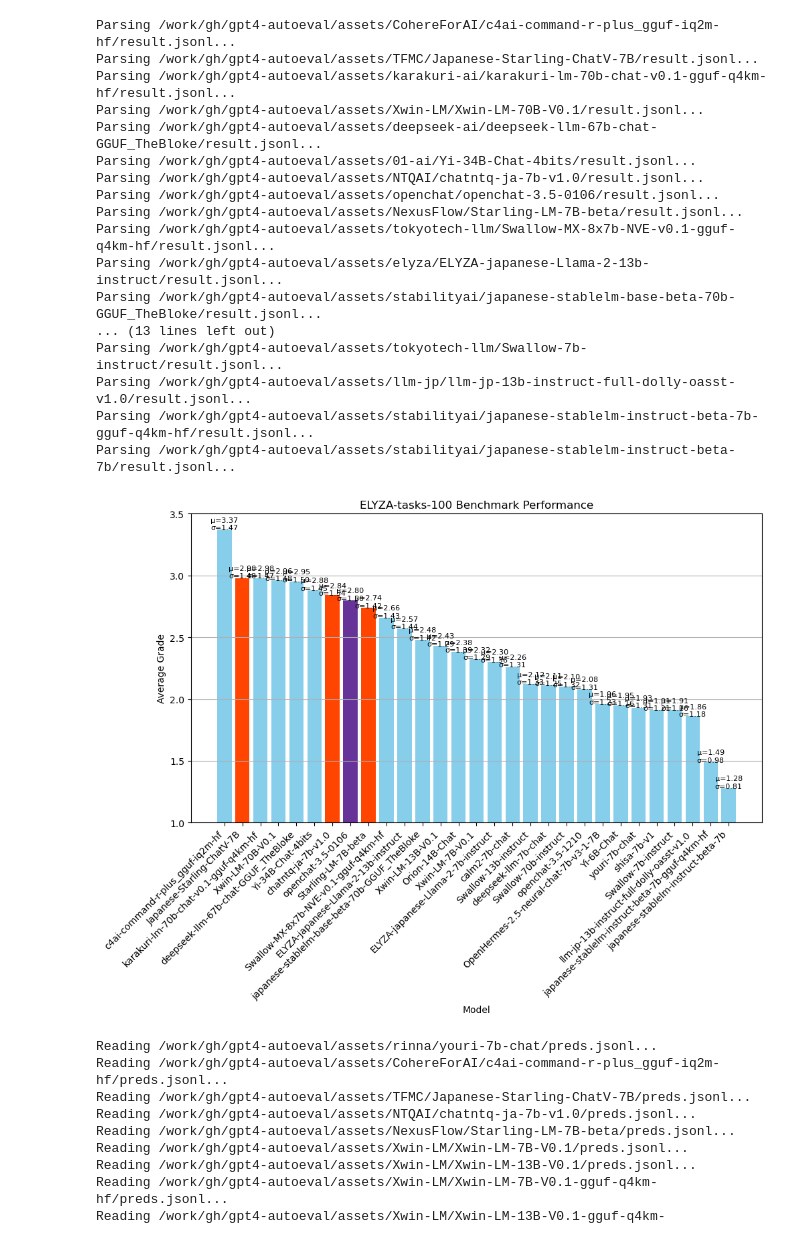
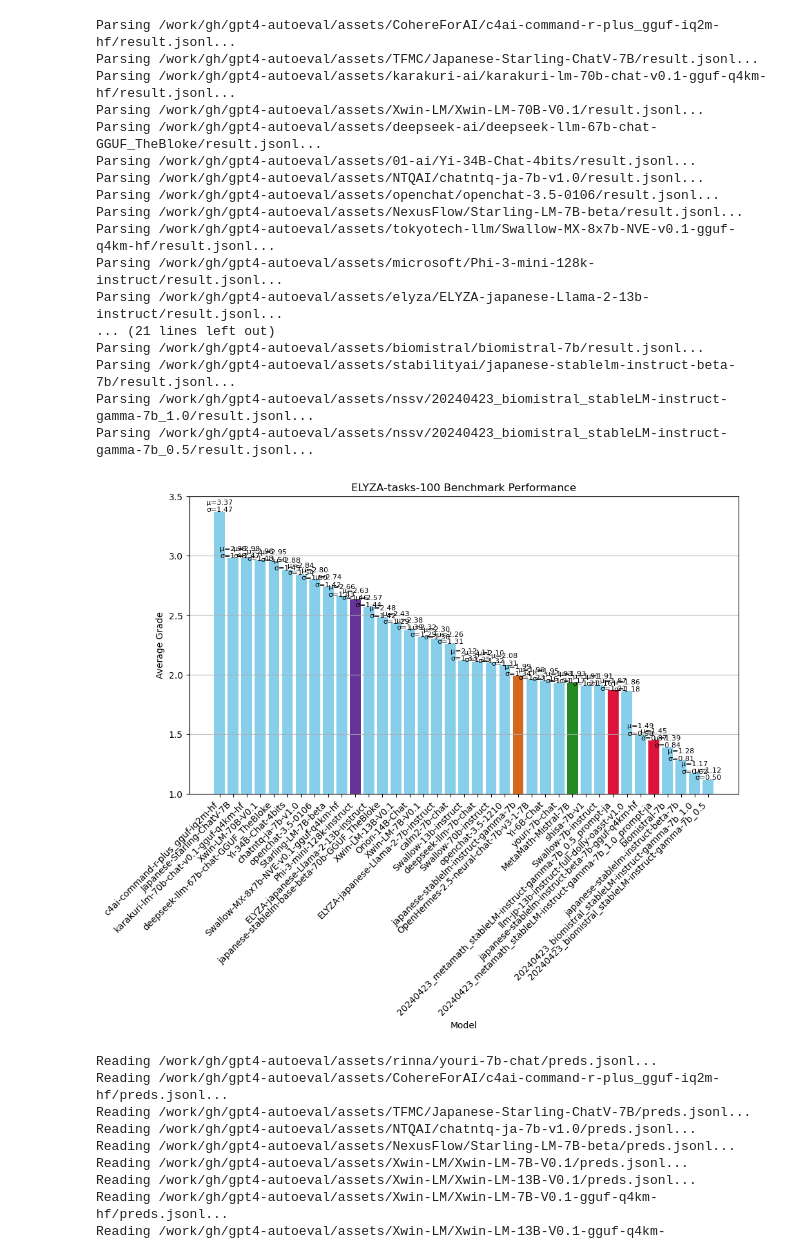
Before and after one commit to Northern-System-Service/gpt4-autoeval, a Jupyter notebook: comparison.ipynb, the cells around one changed output. Saved outputs shown, nothing was run; the diff lists cells and outputs as text; code cells hidden in the pictures.

Commit message:
eval: microsoft/Phi-3-mini-128k-instruct

```diff
--- a/comparison.ipynb
+++ b/comparison.ipynb
@@ -18,6 +18,7 @@ model_dirs = [
     base_path / "openchat" / "openchat-3.5-0106",
     base_path / "NexusFlow" / "Starling-LM-7B-beta",
     base_path / "tokyotech-llm" / "Swallow-MX-8x7b-NVE-v0.1-gguf-q4km-hf",
+    base_path / "microsoft" / "Phi-3-mini-128k-instruct",
     base_path / "elyza" / "ELYZA-japanese-Llama-2-13b-instruct",
     base_path / "stabilityai" / "japanese-stablelm-base-beta-70b-GGUF_TheBloke",
     base_path / "Xwin-LM" / "Xwin-LM-13B-V0.1",
@@ -29,14 +30,21 @@ model_dirs = [
     base_path / "deepseek-ai" / "deepseek-llm-7b-chat",
     base_path / "tokyotech-llm" / "Swallow-70b-instruct",
     base_path / "openchat" / "openchat-3.5-1210",
+    base_path / "stabilityai" / "japanese-stablelm-instruct-gamma-7b",
     base_path / "Weyaxi" / "OpenHermes-2.5-neural-chat-7b-v3-1-7B",
     base_path / "01-ai" / "Yi-6B-Chat",
     base_path / "rinna" / "youri-7b-chat",
+    base_path / "meta-math" / "MetaMath-Mistral-7B",
     base_path / "augmxnt" / "shisa-7b-v1",
     base_path / "tokyotech-llm" / "Swallow-7b-instruct",
+    base_path / "nssv" / "20240423_metamath_stableLM-instruct-gamma-7b_0.5_prompt-ja",
     base_path / "llm-jp" / "llm-jp-13b-instruct-full-dolly-oasst-v1.0",
     base_path / "stabilityai" / "japanese-stablelm-instruct-beta-7b-gguf-q4km-hf",
+    base_path / "nssv" / "20240423_metamath_stableLM-instruct-gamma-7b_1.0_prompt-ja",
+    base_path / "biomistral" / "biomistral-7b",
     base_path / "stabilityai" / "japanese-stablelm-instruct-beta-7b",
+    base_path / "nssv" / "20240423_biomistral_stableLM-instruct-gamma-7b_1.0",
+    base_path / "nssv" / "20240423_biomistral_stableLM-instruct-gamma-7b_0.5",
 ]
 
 # Dictionary to hold the statistical data for each model
@@ -66,42 +74,46 @@ for model_dir in model_dirs:
 plt.figure(figsize=(11, 6))
 
 for i, (model, stats) in enumerate(stats_data.items()):
-    if "starling" in model.lower() or "ntq" in model.lower():
-        bar_color = 'orangered'
-    elif "0106" in model.lower():
+    if "20240423_metamath_stablelm-instruct-gamma-7b" in model.lower():
+        bar_color = 'crimson'
+    elif "japanese-stablelm-instruct-gamma-7b" == model.lower():
+        bar_color = 'chocolate'
+    elif "metamath" in model.lower():
+        bar_color = 'forestgreen'
+    elif "phi-3" in model.lower():
         bar_color = 'rebeccapurple'
     else:
         bar_color = 'skyblue'
 
     plt.bar(model, stats[0], capsize=5, color=bar_color)    #plt.text(i, stats[0], f"μ={stats[0]:.2f}\nσ={stats[1]:.2f}\nMed={stats[2]:.2f}\nMin={stats[3]}\nMax={stats[4]}\nN={stats[5]}", ha='center')
     plt.text(i, stats[0], f"μ={stats[0]:.2f}\nσ={stats[1]:.2f}", ha='center', fontsize=8)
 
 plt.xlabel('Model')
 plt.ylabel('Average Grade')
 plt.title('ELYZA-tasks-100 Benchmark Performance')
 plt.xticks(rotation=45, ha='right')
 plt.ylim(1, 3.5)
 plt.grid(axis="y")
 plt.show()
 # %% [output]
 Parsing /work/gh/gpt4-autoeval/assets/CohereForAI/c4ai-command-r-plus_gguf-iq2m-hf/result.jsonl...
 Parsing /work/gh/gpt4-autoeval/assets/TFMC/Japanese-Starling-ChatV-7B/result.jsonl...
 Parsing /work/gh/gpt4-autoeval/assets/karakuri-ai/karakuri-lm-70b-chat-v0.1-gguf-q4km-hf/result.jsonl...
 Parsing /work/gh/gpt4-autoeval/assets/Xwin-LM/Xwin-LM-70B-V0.1/result.jsonl...
 Parsing /work/gh/gpt4-autoeval/assets/deepseek-ai/deepseek-llm-67b-chat-GGUF_TheBloke/result.jsonl...
 Parsing /work/gh/gpt4-autoeval/assets/01-ai/Yi-34B-Chat-4bits/result.jsonl...
 Parsing /work/gh/gpt4-autoeval/assets/NTQAI/chatntq-ja-7b-v1.0/result.jsonl...
 Parsing /work/gh/gpt4-autoeval/assets/openchat/openchat-3.5-0106/result.jsonl...
 Parsing /work/gh/gpt4-autoeval/assets/NexusFlow/Starling-LM-7B-beta/result.jsonl...
 Parsing /work/gh/gpt4-autoeval/assets/tokyotech-llm/Swallow-MX-8x7b-NVE-v0.1-gguf-q4km-hf/result.jsonl...
+Parsing /work/gh/gpt4-autoeval/assets/microsoft/Phi-3-mini-128k-instruct/result.jsonl...
 Parsing /work/gh/gpt4-autoeval/assets/elyza/ELYZA-japanese-Llama-2-13b-instruct/result.jsonl...
-Parsing /work/gh/gpt4-autoeval/assets/stabilityai/japanese-stablelm-base-beta-70b-GGUF_TheBloke/result.jsonl...
-... (13 lines left out)
-Parsing /work/gh/gpt4-autoeval/assets/tokyotech-llm/Swallow-7b-instruct/result.jsonl...
-Parsing /work/gh/gpt4-autoeval/assets/llm-jp/llm-jp-13b-instruct-full-dolly-oasst-v1.0/result.jsonl...
-Parsing /work/gh/gpt4-autoeval/assets/stabilityai/japanese-stablelm-instruct-beta-7b-gguf-q4km-hf/result.jsonl...
+... (21 lines left out)
+Parsing /work/gh/gpt4-autoeval/assets/biomistral/biomistral-7b/result.jsonl...
 Parsing /work/gh/gpt4-autoeval/assets/stabilityai/japanese-stablelm-instruct-beta-7b/result.jsonl...
+Parsing /work/gh/gpt4-autoeval/assets/nssv/20240423_biomistral_stableLM-instruct-gamma-7b_1.0/result.jsonl...
+Parsing /work/gh/gpt4-autoeval/assets/nssv/20240423_biomistral_stableLM-instruct-gamma-7b_0.5/result.jsonl...
-[figure, old version]
+[figure, new version]
 # %%
 from pathlib import Path
 
```
Also changed, not shown: 2 other files.
